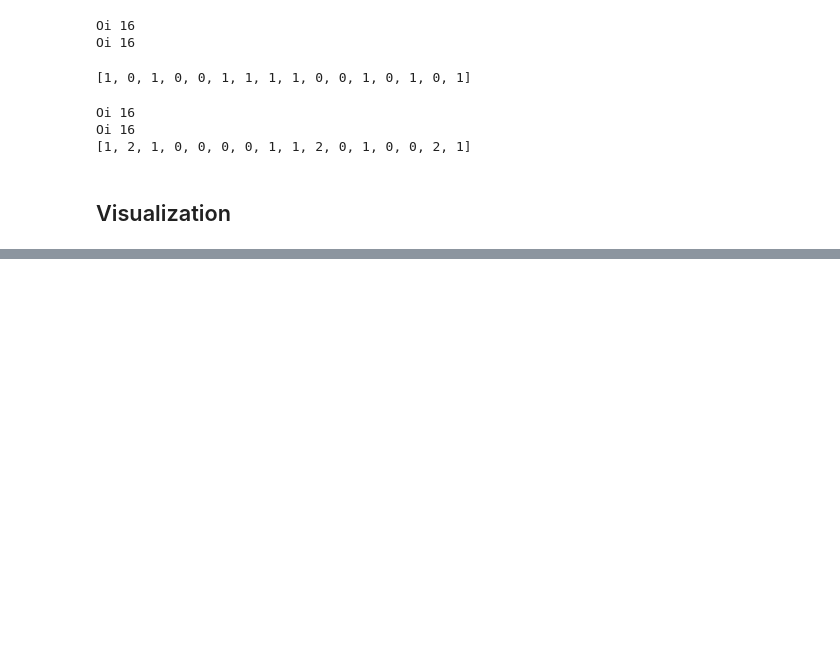
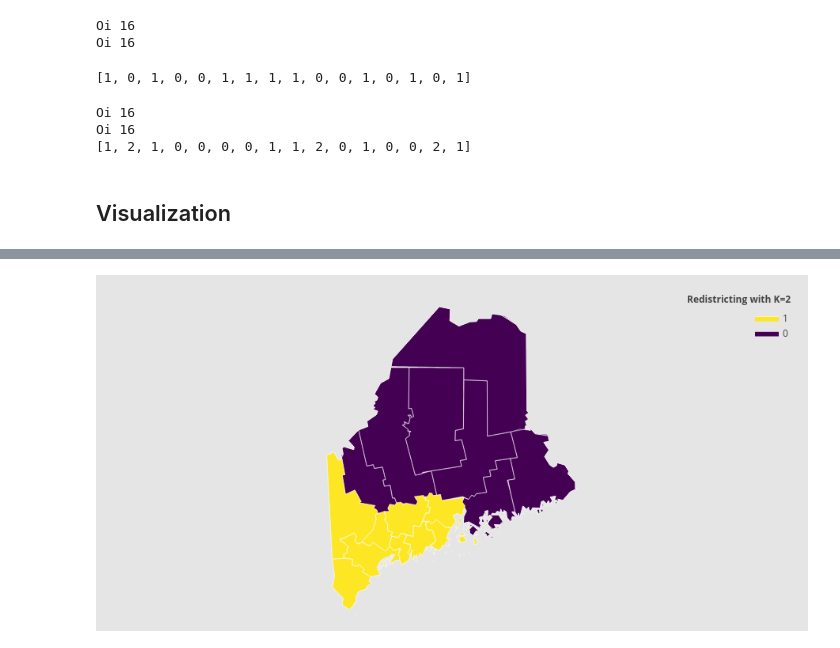
Before and after one commit to iQuHACK/2021_Surfers, a Jupyter notebook: 02_Redistricting_Maine.ipynb, the cells around one changed output, grey strips where cells are left out. Saved outputs shown, nothing was run; the diff lists cells and outputs as text; code cells hidden in the pictures; blank space fills up the shorter version.

```diff
--- a/02_Redistricting_Maine.ipynb
+++ b/02_Redistricting_Maine.ipynb
@@ -126,3 +124,8 @@ fig.show()
+# %%
+from IPython.display import Image
+Image(filename='MaineK2.png')
+# %% [output]
+[figure, added]
 # %%
 fig = ff.create_choropleth(
     fips=fips,
```
Also changed, not shown: parts of 3 cells of this notebook.
